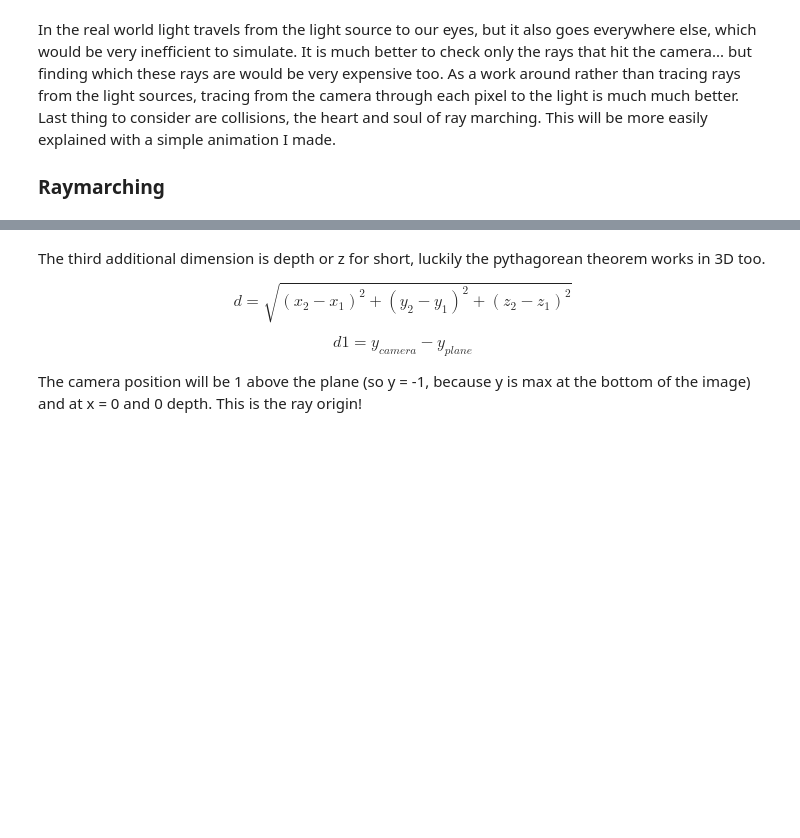
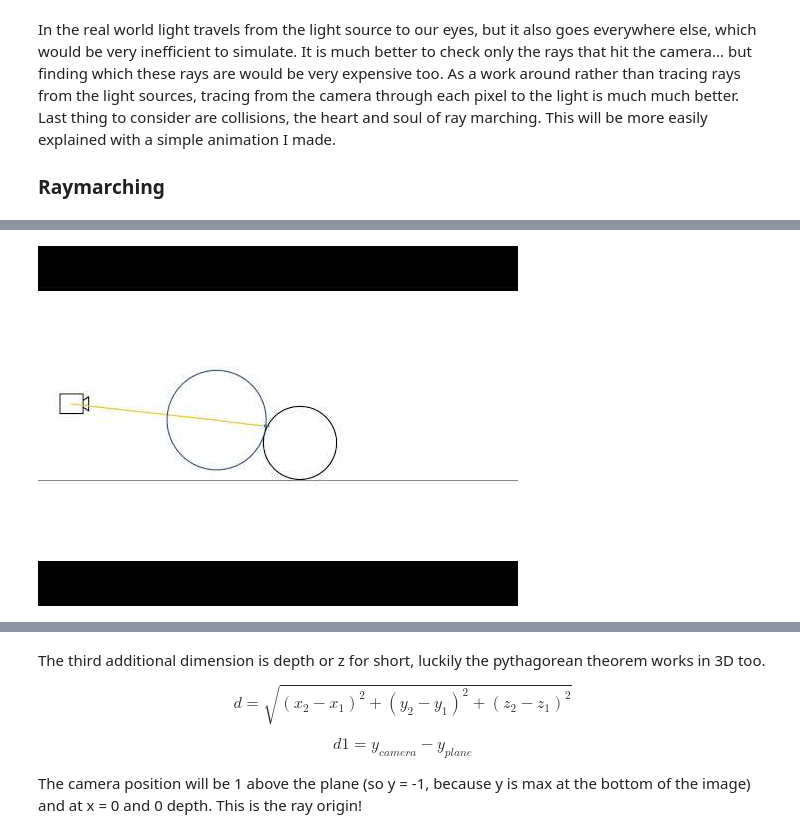
Before and after one commit to B3WD/maths_for_devs_repo, a Jupyter notebook: final_project_raymarching/Taking_circles_and_squares_to_the_next_dimension.ipynb, the cells around one changed output, grey strips where cells are left out. Saved outputs shown, nothing was run; the diff lists cells and outputs as text; code cells hidden in the pictures; blank space fills up the shorter version.

```diff
--- a/final_project_raymarching/Taking circles and squares to the next dimension.ipynb
+++ b/final_project_raymarching/Taking_circles_and_squares_to_the_next_dimension.ipynb
@@ -197,3 +193,7 @@ Video("ray_marching_smaller.mp4")
+# %%
+YouTubeVideo(id='ANO0sexDn7M', width=957, height=540)
+# %% [output]
+[figure, added]
 # %% [markdown]
 There are 2 simple steps to this process. In this example there is a ground plane and a sphere. The <span style="color:#ffcc00">yellow line</span> is a ray, and its starting point is the camera. Ray marching relays on finding the closest point of the scene, this ensures that the ray will not overshoot the sphere for example. After finding the distance to the closest point, the ray marches that distance to the scene, and then checks again for the nearest point, it also keeps track of the overall distance. Repeat these 2 steps until the distance to the closest point gets very small and count it as a hit.
 
```
Also changed, not shown: parts of 2 cells of this notebook, 1 other file.
